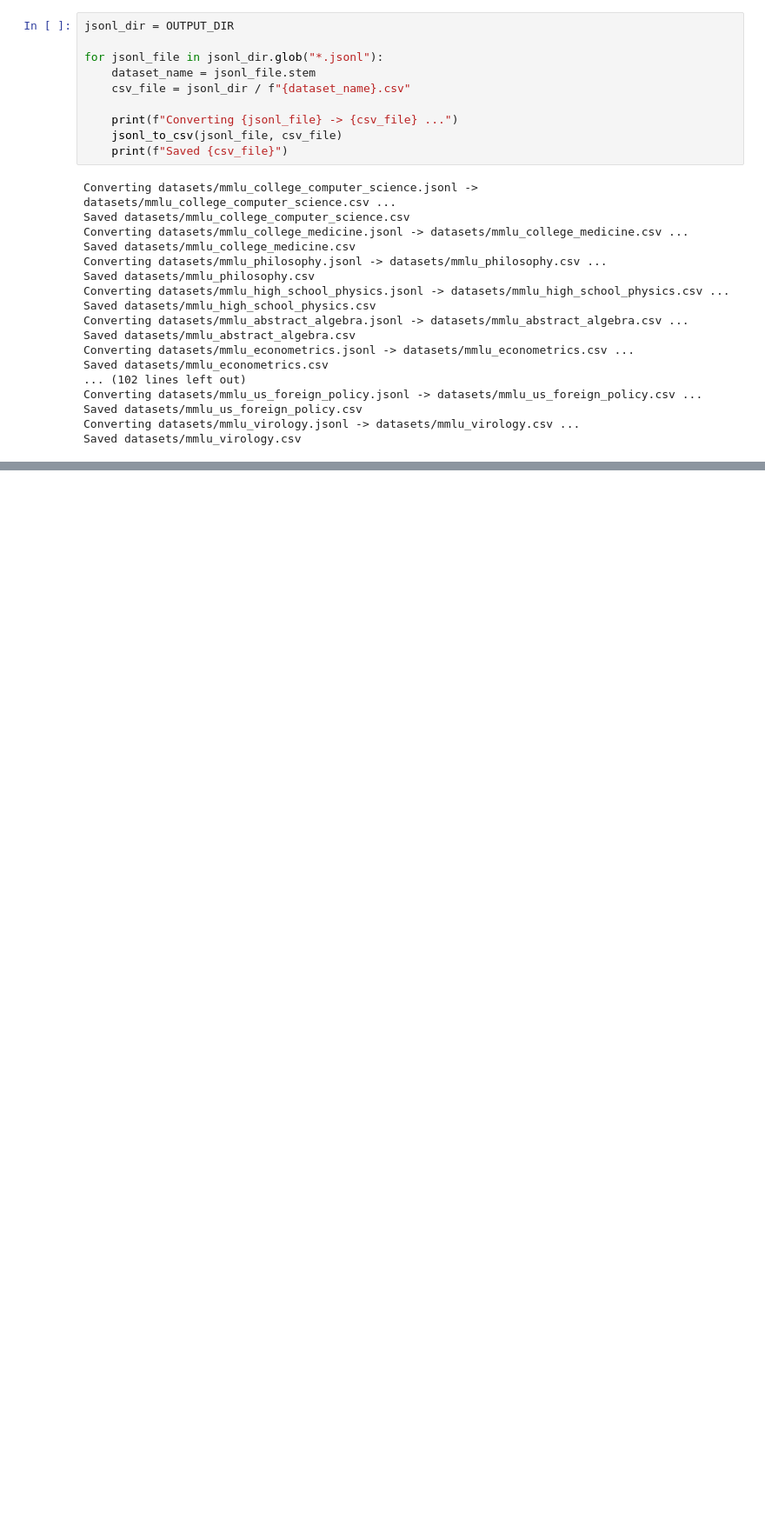
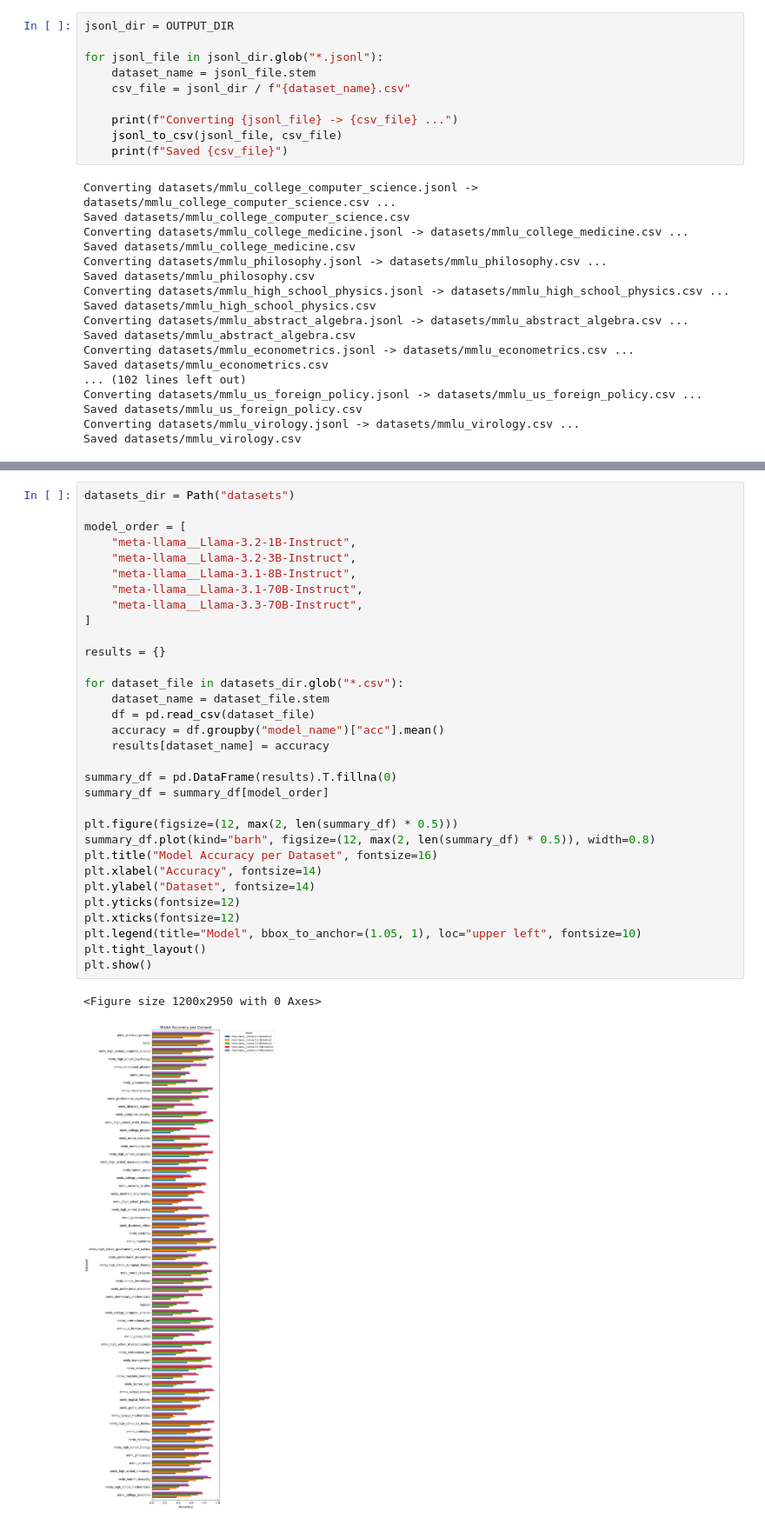
Before and after one commit to laminair/mess-plus, a Jupyter notebook: preprocess.ipynb, the cells around one changed output, grey strips where cells are left out. Shown: that part at 87% size. Saved outputs shown, nothing was run; the diff lists cells and outputs as text; blank space fills up the shorter version.

```diff
--- a/preprocess.ipynb
+++ b/preprocess.ipynb
@@ -112,0 +163,35 @@ pd.read_csv("")
+# %%
+datasets_dir = Path("datasets")
+
+model_order = [
+    "meta-llama__Llama-3.2-1B-Instruct",
+    "meta-llama__Llama-3.2-3B-Instruct",
+    "meta-llama__Llama-3.1-8B-Instruct",
+    "meta-llama__Llama-3.1-70B-Instruct",
+    "meta-llama__Llama-3.3-70B-Instruct",
+]
+
+results = {}
+
+for dataset_file in datasets_dir.glob("*.csv"):
+    dataset_name = dataset_file.stem
+    df = pd.read_csv(dataset_file)
+    accuracy = df.groupby("model_name")["acc"].mean()
+    results[dataset_name] = accuracy
+
+summary_df = pd.DataFrame(results).T.fillna(0)
+summary_df = summary_df[model_order]
+
+plt.figure(figsize=(12, max(2, len(summary_df) * 0.5)))
+summary_df.plot(kind="barh", figsize=(12, max(2, len(summary_df) * 0.5)), width=0.8)
+plt.title("Model Accuracy per Dataset", fontsize=16)
+plt.xlabel("Accuracy", fontsize=14)
+plt.ylabel("Dataset", fontsize=14)
+plt.yticks(fontsize=12)
+plt.xticks(fontsize=12)
+plt.legend(title="Model", bbox_to_anchor=(1.05, 1), loc="upper left", fontsize=10)
+plt.tight_layout()
+plt.show()
+# %% [output]
+<Figure size 1200x2950 with 0 Axes>
+[figure, added]
```
Also changed, not shown: parts of 6 cells of this notebook.
